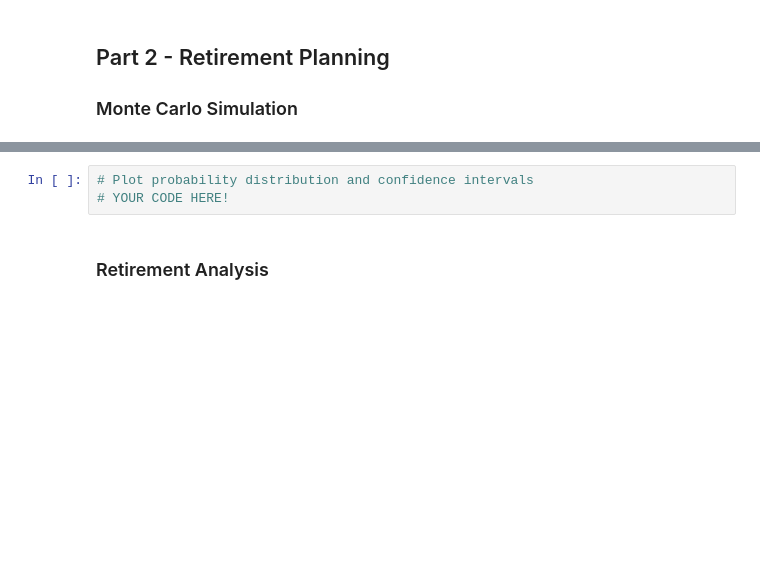
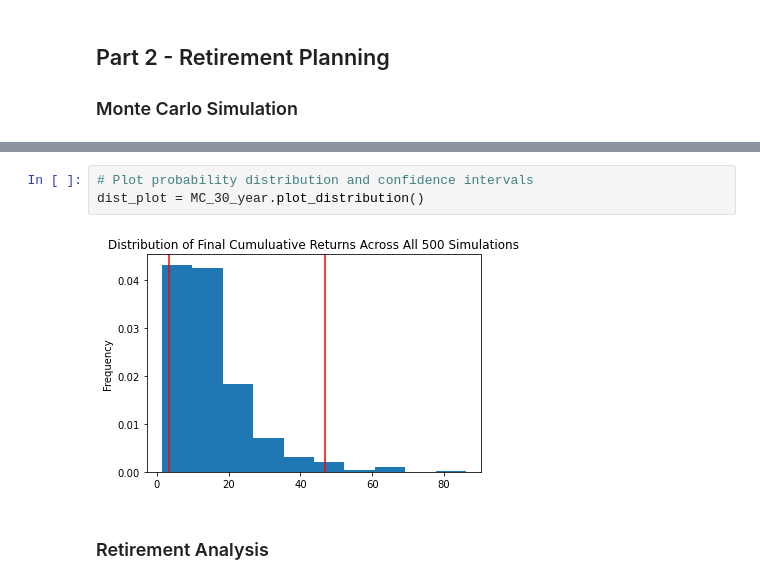
Before and after one commit to joeyh2/financial-planning, a Jupyter notebook: financial-planner.ipynb, the cells around one changed output, grey strips where cells are left out. Cells and saved outputs as stored; diff of their text form; blank space fills up the shorter version.

```diff
--- a/financial-planner.ipynb
+++ b/financial-planner.ipynb
@@ -247,6 +341,8 @@ df_stock_data.head()
 # %%
 # Plot probability distribution and confidence intervals
-# YOUR CODE HERE!
+dist_plot = MC_30_year.plot_distribution()
+# %% [output]
+[figure, added]
 # %% [markdown]
 ### Retirement Analysis
 # %%
```
Also changed, not shown: parts of 18 cells of this notebook.
